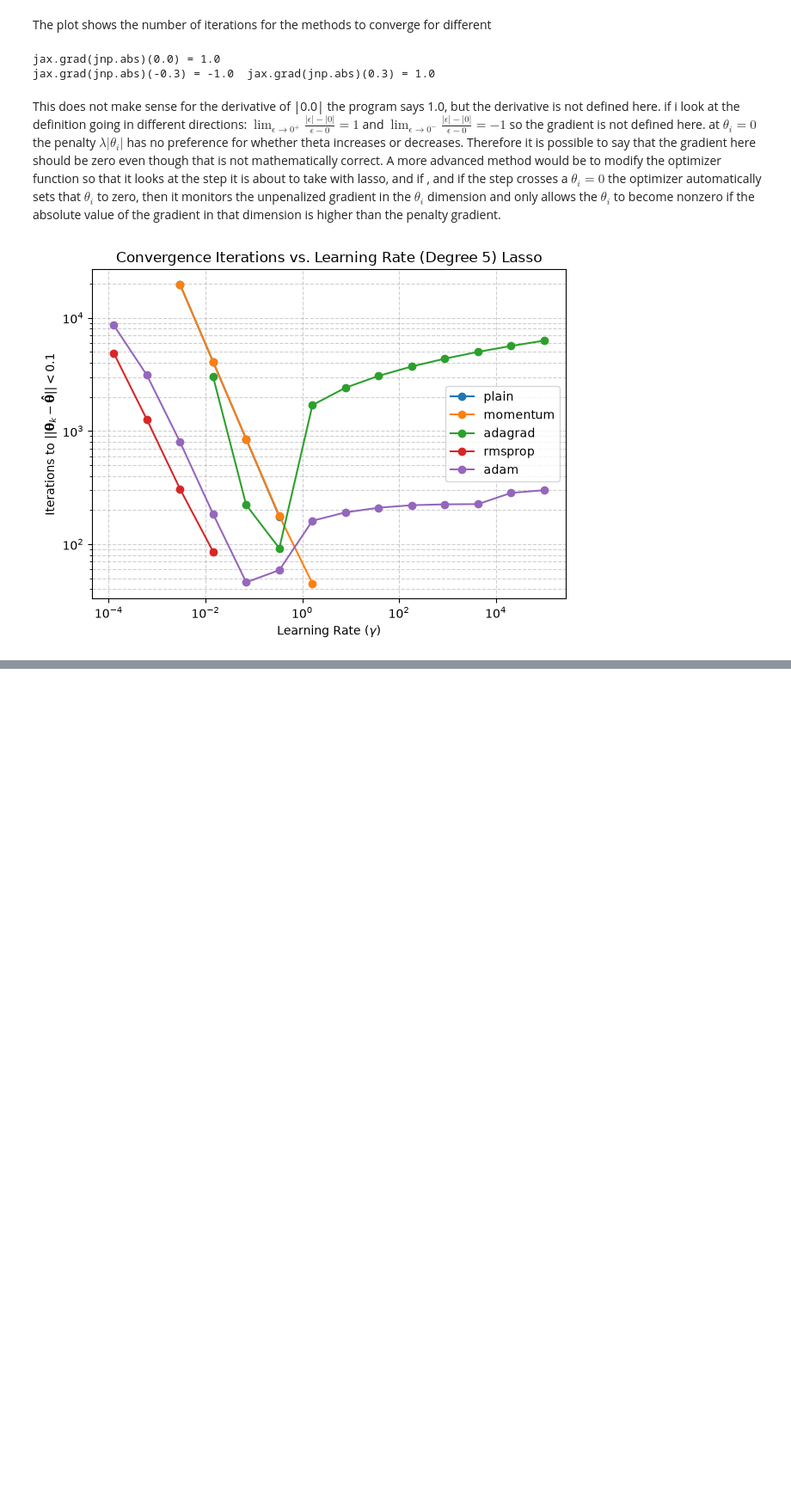
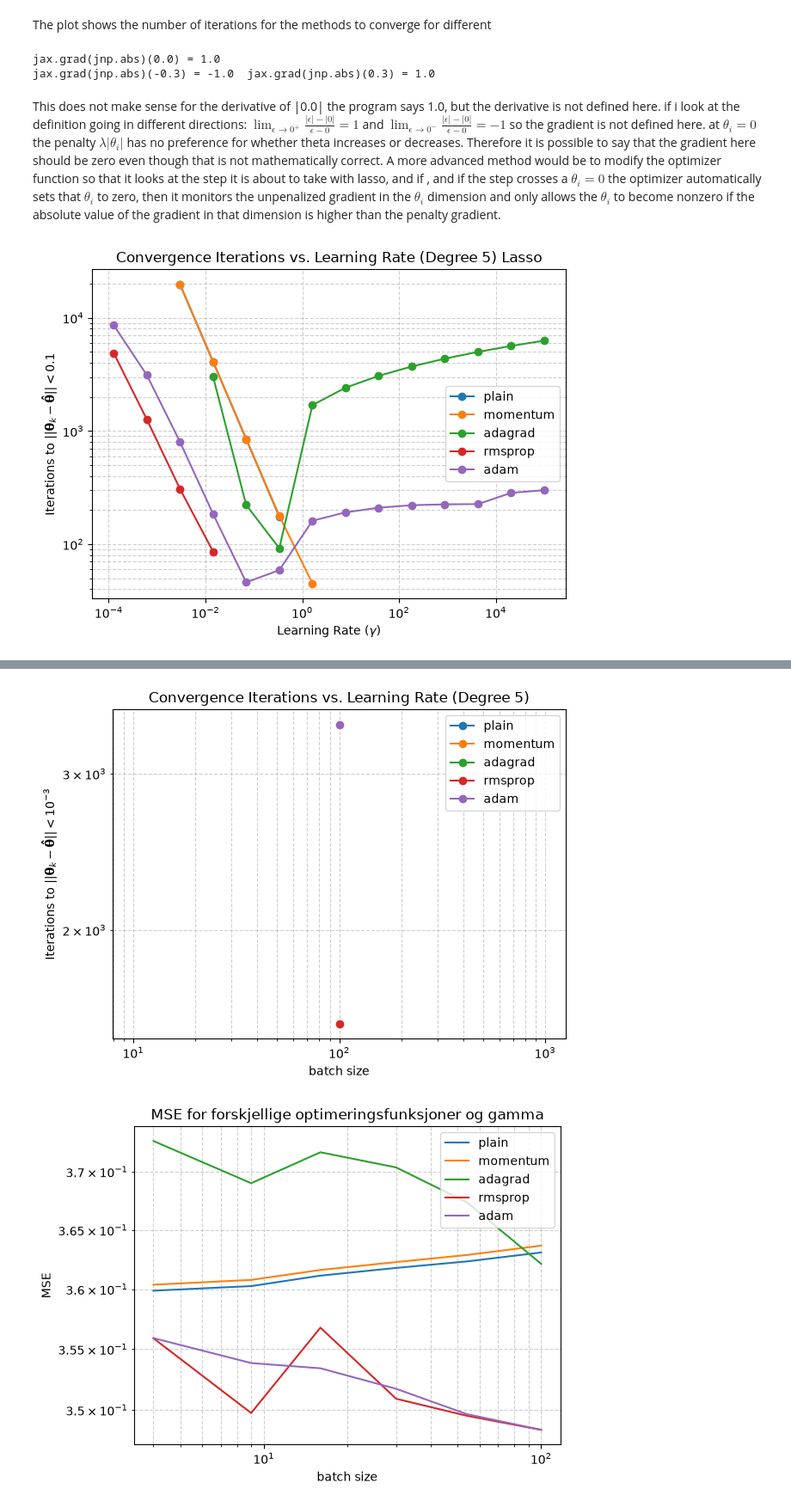
Before and after one commit to joska223/FYS-STK-4155-Prosjekt-1, a Jupyter notebook: prosjekt_1.ipynb, the cells around one changed output, grey strips where cells are left out. Shown at 86% size. Cells and saved outputs as stored; diff of their text form; code cells hidden in the pictures; blank space fills up the shorter version.

```diff
--- a/prosjekt_1.ipynb
+++ b/prosjekt_1.ipynb
@@ -1286,0 +1308,67 @@ plt.show()
+# %%
+#h
+X2, y2 = exercise_data(degree=2, n = 100)
+X5, y5 = exercise_data(degree=5, n = 100)
+
+num = 6
+n_epochs = 10000
+batch_sizes = np.int32(np.exp(np.linspace(np.log(5), np.log(n), num)))
+gamma = 0.5
+
+#Vary the learning rate:
+max_iters = 20000
+target_tol = 0.001
+methods = ["plain", "momentum", "adagrad", "rmsprop", "adam"]
+
+mse = np.zeros((len(methods), num))
+
+
+grad_5_fn = lambda theta: gradient(theta, X5, y5, lam=0.0)
+theta_exact_5 = closed_form(X5, y5, 0.0)
+for j, method in enumerate (methods):
+    iterations_to_target = np.zeros(num)
+
+    for i, batch_size in enumerate(batch_sizes):
+        theta0 = np.zeros(X5.shape[1])
+
+        # Run full optimization budget without stopping on gradient
+        gamma_schedule = (gamma, 10)
+        history = sgd(X5, y5, method, n_epochs = n_epochs, batch_size = batch_size, schedule=gamma_schedule)
+
+        # Compute exact error distance ||theta_k - theta_hat|| for each iteration step
+        distances = np.linalg.norm(history - theta_exact_5, axis=1)
+
+        # Find first iteration step reaching the threshold
+        converged_steps = np.where(distances < target_tol)[0]
+
+        if len(converged_steps) > 0:
+            iterations_to_target[i] = converged_steps[0]
+        else:
+            # Set to max_iters (or np.nan) to indicate non-convergence
+            iterations_to_target[i] = np.nan
+
+        mse[j][i] = np.mean((y2 - X5@history[-1])**2)
+        if mse[j][i] >1:
+            mse[j][i] = np.nan
+
+    plt.loglog(batch_sizes, iterations_to_target, marker="o", label=method)
+
+plt.xlabel(r"batch size")
+plt.ylabel(r"Iterations to $||\mathbf{\theta}_k - \mathbf{\hat{\theta}}|| < 10^{-3}$")
+plt.title("Convergence Iterations vs. Learning Rate (Degree 5)")
+plt.grid(True, which="both", linestyle="--", alpha=0.6)
+plt.legend()
+plt.tight_layout()
+plt.show()
+
+for i, method in enumerate(methods):
+    plt.loglog(batch_sizes, mse[i,:])
+plt.grid(True, which="both", linestyle="--", alpha=0.6)
+plt.title("MSE for forskjellige optimeringsfunksjoner og gamma")
+plt.legend(methods)
+plt.xlabel("batch size")
+plt.ylabel("MSE")
+plt.show()
+# %% [output]
+[figure, added]
+[figure, added]
```
Also changed, not shown: parts of 5 cells of this notebook.
